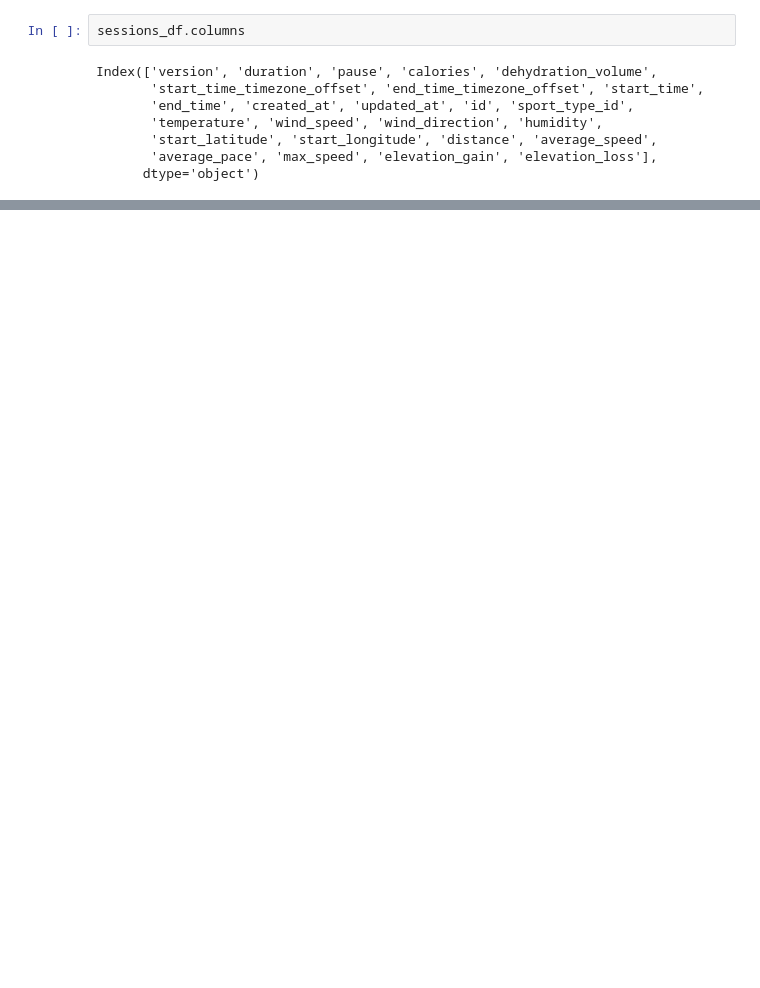
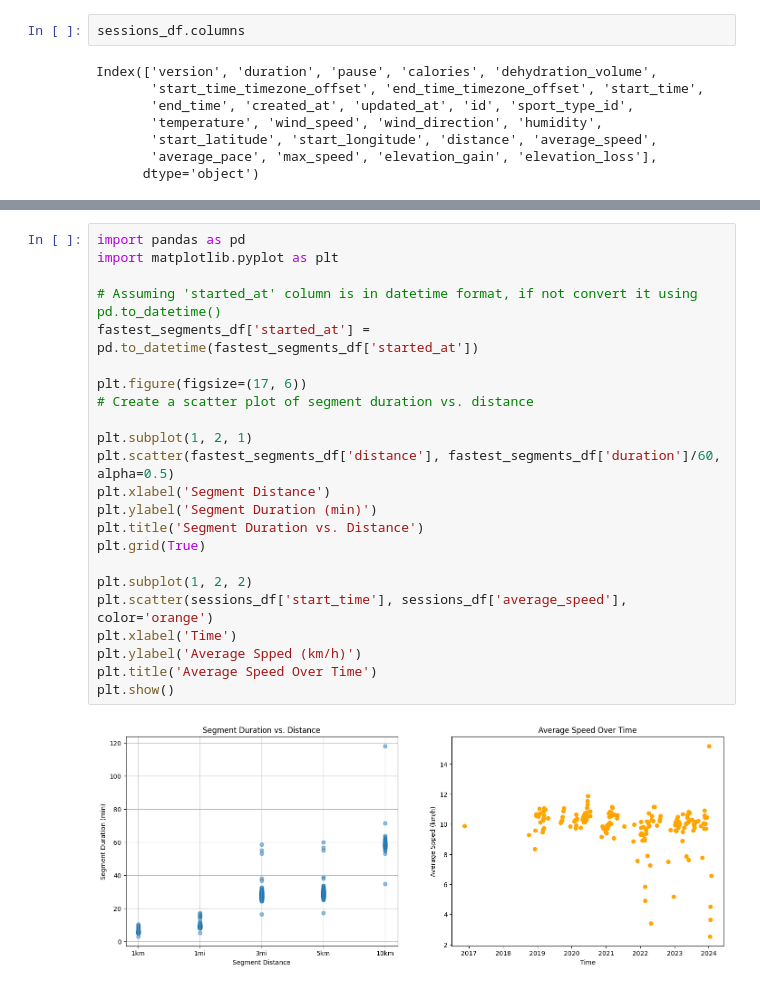
Before and after one commit to nuentsa/cloud-data-tools, a Jupyter notebook: runtastic_data/extract_and_load_adidas_running_data.ipynb, the cells around one changed output, grey strips where cells are left out. Drawn from its saved outputs; the diff is of its cells as text; blank space fills up the shorter version.

```diff
--- a/runtastic_data/extract_and_load_adidas_running_data.ipynb
+++ b/runtastic_data/extract_and_load_adidas_running_data.ipynb
@@ -411,3 +429,28 @@ plt.show()
+# %%
+import pandas as pd
+import matplotlib.pyplot as plt
+
+# Assuming 'started_at' column is in datetime format, if not convert it using pd.to_datetime()
+fastest_segments_df['started_at'] = pd.to_datetime(fastest_segments_df['started_at'])
+
+plt.figure(figsize=(17, 6))
+# Create a scatter plot of segment duration vs. distance
+
+plt.subplot(1, 2, 1)
+plt.scatter(fastest_segments_df['distance'], fastest_segments_df['duration']/60, alpha=0.5)
+plt.xlabel('Segment Distance')
+plt.ylabel('Segment Duration (min)')
+plt.title('Segment Duration vs. Distance')
+plt.grid(True)
+
+plt.subplot(1, 2, 2)
+plt.scatter(sessions_df['start_time'], sessions_df['average_speed'], color='orange')
+plt.xlabel('Time')
+plt.ylabel('Average Spped (km/h)')
+plt.title('Average Speed Over Time')
+plt.show()
+# %% [output]
+[figure, added]
 # %%
 # @title Load into  postgres using sqlalchemy
 import sqlalchemy as sa
```
Also changed, not shown: parts of 9 cells of this notebook.
